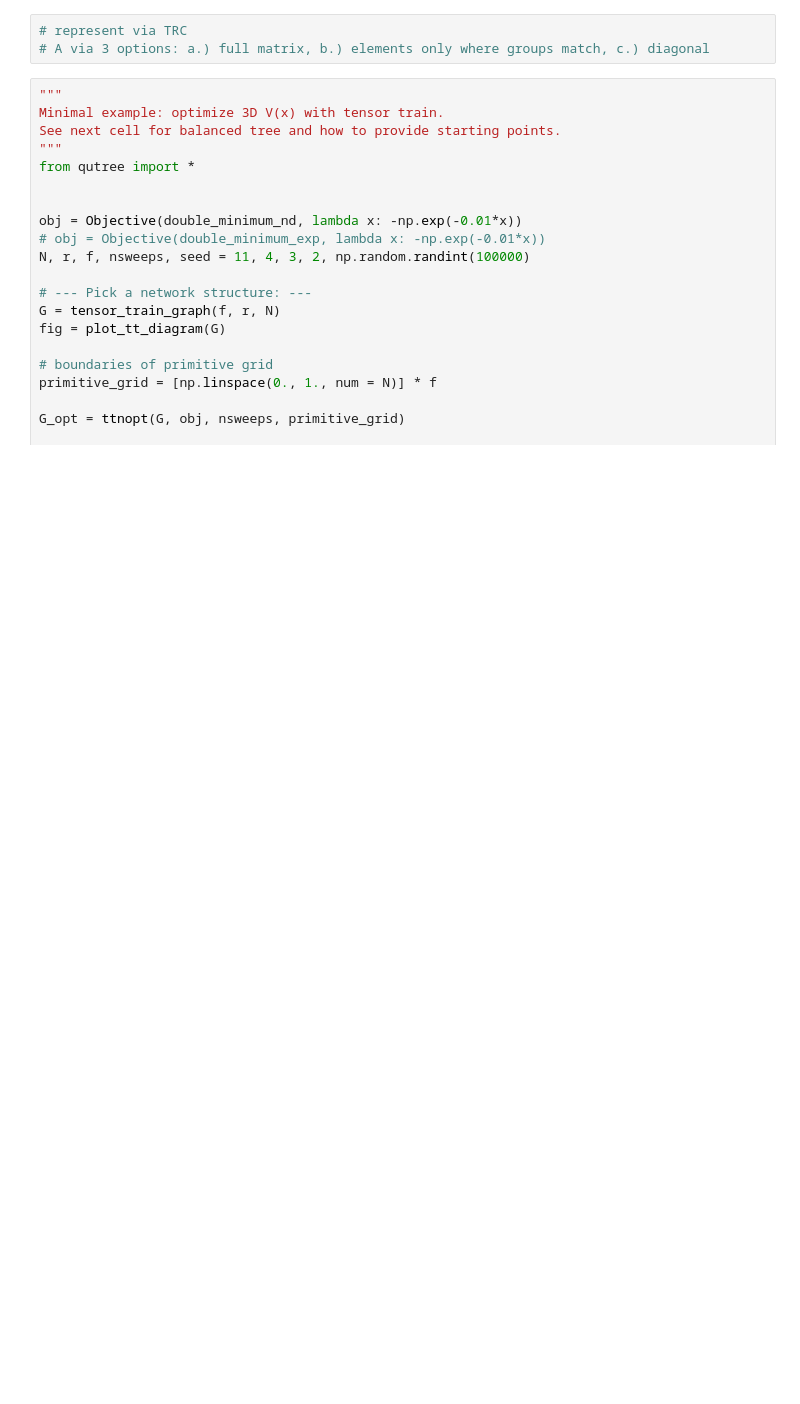
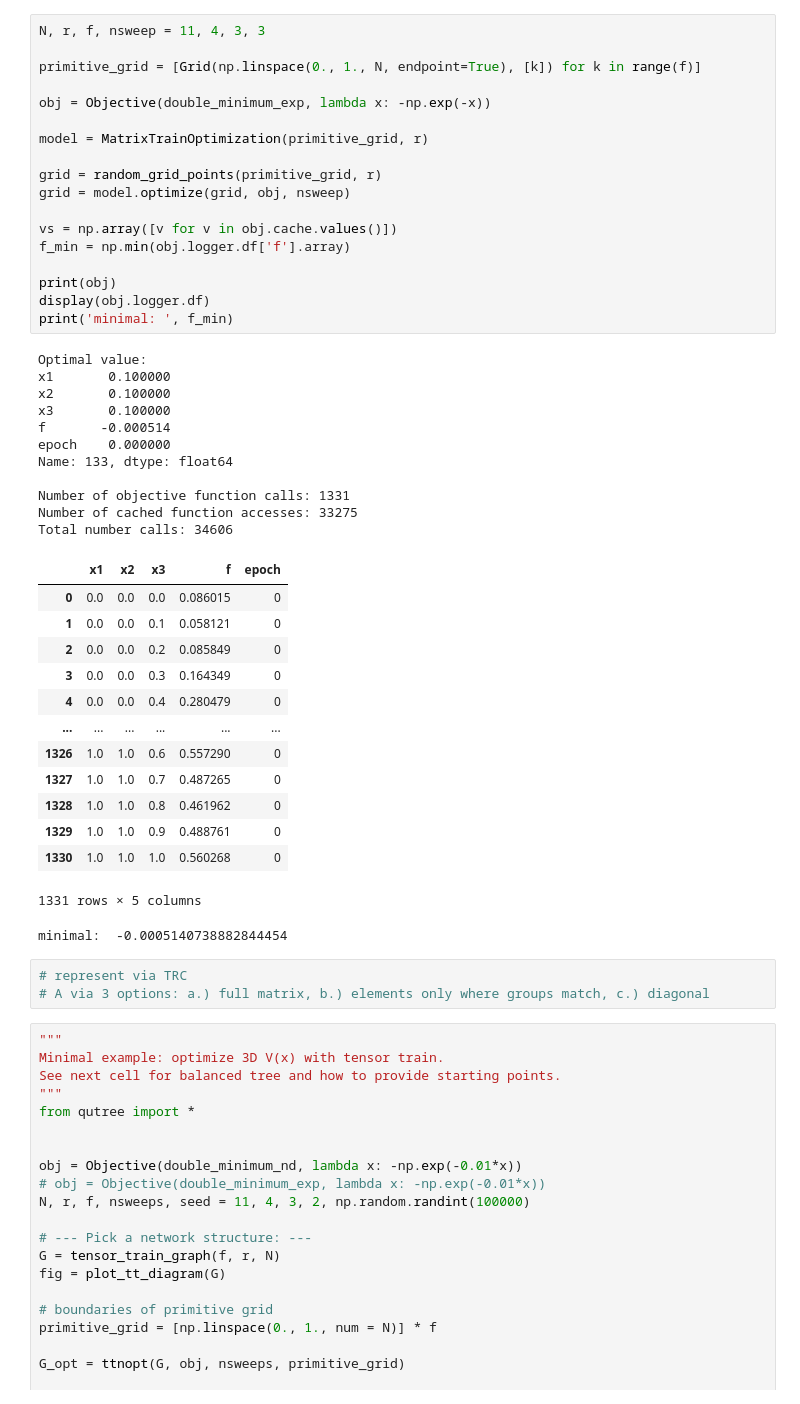
Before and after one commit to roman-ellerbrock/pyQuTree, a Jupyter notebook: examples/tensor_rank_cross.ipynb, the cells around one changed output. Saved outputs shown, nothing was run; the diff lists cells and outputs as text; blank space fills up the shorter version.

Commit message:
MatrixNetworkOptimization example

```diff
--- a/examples/tensor_rank_cross.ipynb
+++ b/examples/tensor_rank_cross.ipynb
@@ -60,4 +64,48 @@ Total number calls: 396
 minimal:  -0.0005140738882844454
+# %%
+N, r, f, nsweep = 11, 4, 3, 3
+
+primitive_grid = [Grid(np.linspace(0., 1., N, endpoint=True), [k]) for k in range(f)]
+
+obj = Objective(double_minimum_exp, lambda x: -np.exp(-x))
+
+model = MatrixTrainOptimization(primitive_grid, r)
+
+grid = random_grid_points(primitive_grid, r)
+grid = model.optimize(grid, obj, nsweep)
+
+vs = np.array([v for v in obj.cache.values()])
+f_min = np.min(obj.logger.df['f'].array)
+
+print(obj)
+display(obj.logger.df)
+print('minimal: ', f_min)
+# %% [output]
+Optimal value:
+x1       0.100000
+x2       0.100000
+x3       0.100000
+f       -0.000514
+epoch    0.000000
+Name: 133, dtype: float64
+
+Number of objective function calls: 1331
+Number of cached function accesses: 33275
+Total number calls: 34606
+|  | x1 | x2 | x3 | f | epoch |
+| 0 | 0.0 | 0.0 | 0.0 | 0.086015 | 0 |
+| 1 | 0.0 | 0.0 | 0.1 | 0.058121 | 0 |
+| 2 | 0.0 | 0.0 | 0.2 | 0.085849 | 0 |
+| 3 | 0.0 | 0.0 | 0.3 | 0.164349 | 0 |
+| 4 | 0.0 | 0.0 | 0.4 | 0.280479 | 0 |
+| ... | ... | ... | ... | ... | ... |
+| 1326 | 1.0 | 1.0 | 0.6 | 0.557290 | 0 |
+| 1327 | 1.0 | 1.0 | 0.7 | 0.487265 | 0 |
+| 1328 | 1.0 | 1.0 | 0.8 | 0.461962 | 0 |
+| 1329 | 1.0 | 1.0 | 0.9 | 0.488761 | 0 |
+| 1330 | 1.0 | 1.0 | 1.0 | 0.560268 | 0 |
+1331 rows × 5 columns
+minimal:  -0.0005140738882844454
 # %%
 # represent via TRC
 # A via 3 options: a.) full matrix, b.) elements only where groups match, c.) diagonal
```
Also changed, not shown: parts of 3 cells of this notebook.
